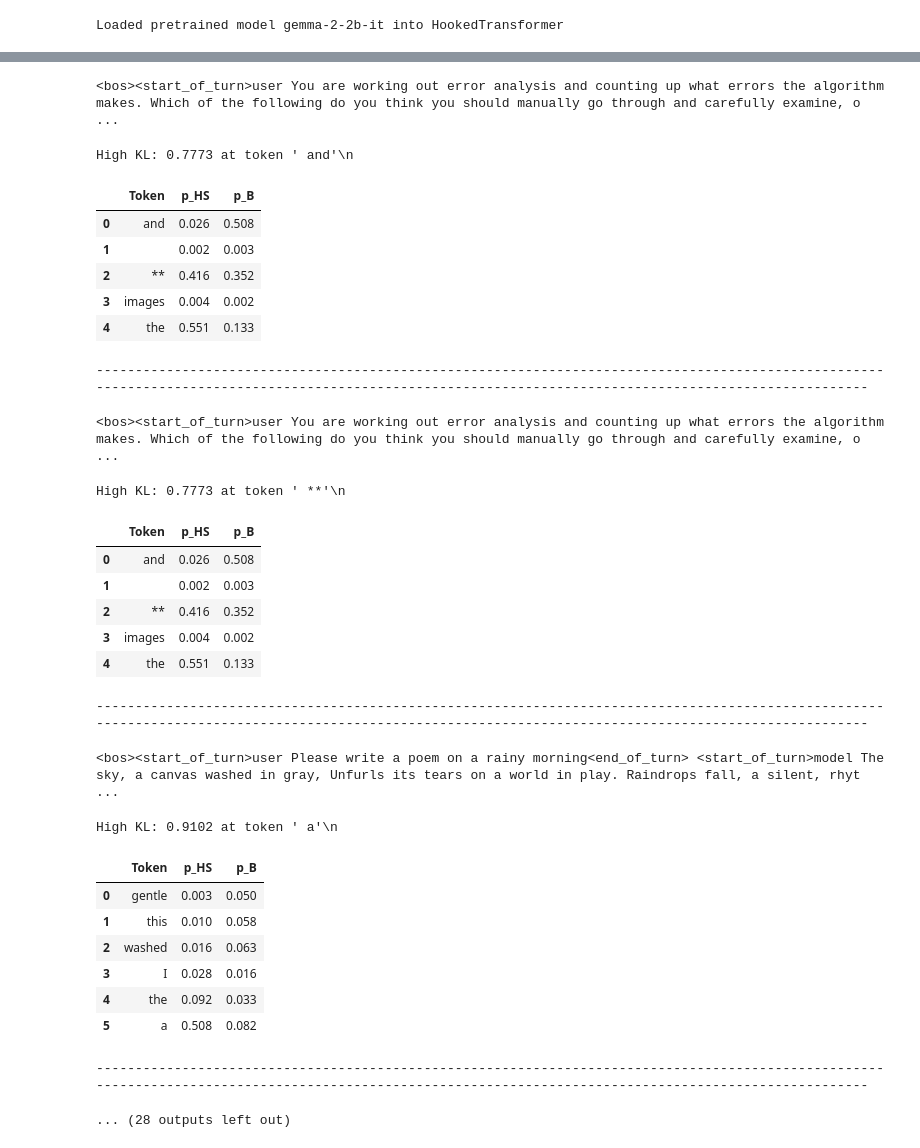
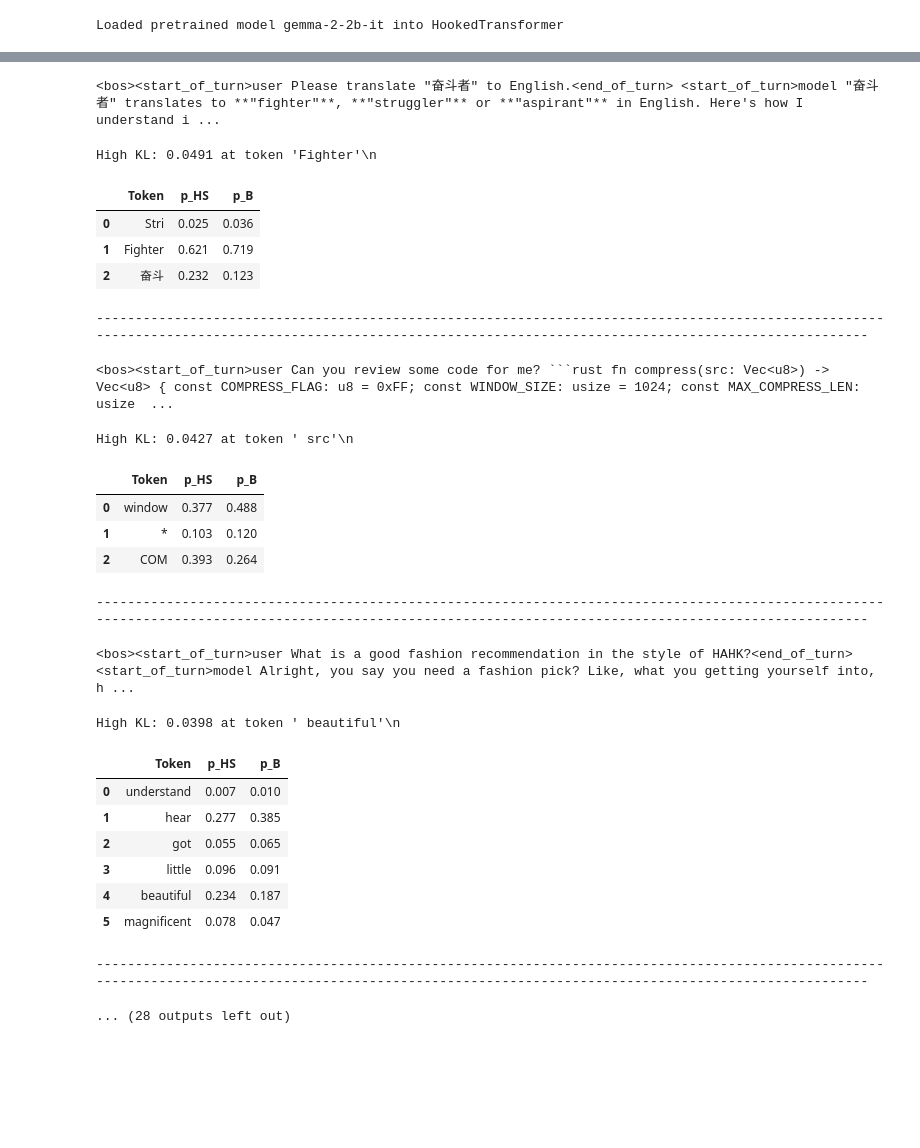
Before and after one commit to jacobcd52/head_swap, a Jupyter notebook: experiment.ipynb, the cells around one changed output, grey strips where cells are left out. Saved outputs shown, nothing was run; the diff lists cells and outputs as text; code cells hidden in the pictures; blank space fills up the shorter version.

````diff
--- a/experiment.ipynb
+++ b/experiment.ipynb
@@ -31,11 +31,22 @@ Loaded pretrained model gemma-2-2b-it into HookedTransformer
 # %%
 MAX_SEQ_LEN = 300
 NUM_LINES = 2000
-with open("2b_it_generations.jsonl", "r") as f:
+with open("2b_it_generations_deduped.jsonl", "r") as f:
     data = [json.loads(line)['conversation'] for i, line in enumerate(f) if i < NUM_LINES]
 toks = model_base.to_tokens(data, prepend_bos=False)[:, :MAX_SEQ_LEN]
 # %%
 clear_mem()
 
-layer, head = 13, 0
-kl_hs, kl_ablated = get_kl(model_base, model_hs, model_chat, toks[:100], layer, head, batch_size=16)
+layer, head = 6, 0
+kl_hs, kl_ablated = get_kl(model_base, model_hs, model_chat, toks[:200], layer, head, batch_size=16)
+# %%
+top_vals_hs, top_inds_hs = matrix_topk(kl_hs, k=20)
+top_vals_ablated, top_inds_ablated = matrix_topk(kl_ablated, k=20)
+
+already_printed = []
+for (batch_idx, seq_idx) in top_inds_hs:
+    # if batch_idx in already_printed:
+    #     continue
+    # already_printed.append(batch_idx)
+    highlight_kl(model_base, model_hs, model_chat, toks[batch_idx, :seq_idx+10], layer, head, cscale=0.1, ablate=False)
+    print("--"*100)
@@ -42,36 +82,32 @@ kl_hs, kl_ablated = get_kl(model_base, model_hs, model_chat, toks[:100], layer,
 # %%
 top_vals_hs, top_inds_hs = matrix_topk(kl_hs, k=10)
 top_vals_ablated, top_inds_ablated = matrix_topk(kl_ablated, k=10)
-for (batch_idx, seq_idx) in top_inds_ablated:
-    highlight_kl(model_base, model_hs, model_chat, toks[batch_idx, :seq_idx+30], layer, head, cscale=1, ablate=True)
+for (batch_idx, seq_idx) in top_inds_hs:
+    highlight_kl(model_base, model_hs, model_chat, toks[batch_idx, :seq_idx+30], layer, head, cscale=0.1, ablate=False)
     print("--"*100)
 # %% [output]
-<bos><start_of_turn>user You are working out error analysis and counting up what errors the algorithm makes. Which of the following do you think you should manually go through and carefully examine, o ...
+<bos><start_of_turn>user Please translate "奋斗者" to English.<end_of_turn> <start_of_turn>model "奋斗者" translates to **"fighter"**, **"struggler"** or **"aspirant"** in English. Here's how I understand i ...
-High KL: 0.7773 at token ' and'\n
+High KL: 0.0491 at token 'Fighter'\n
 |  | Token | p_HS | p_B |
-| 0 | and | 0.026 | 0.508 |
-| 1 |  | 0.002 | 0.003 |
-| 2 | ** | 0.416 | 0.352 |
-| 3 | images | 0.004 | 0.002 |
-| 4 | the | 0.551 | 0.133 |
+| 0 | Stri | 0.025 | 0.036 |
+| 1 | Fighter | 0.621 | 0.719 |
+| 2 | 奋斗 | 0.232 | 0.123 |
 --------------------------------------------------------------------------------------------------------------------------------------------------------------------------------------------------------
-<bos><start_of_turn>user You are working out error analysis and counting up what errors the algorithm makes. Which of the following do you think you should manually go through and carefully examine, o ...
+<bos><start_of_turn>user Can you review some code for me? ```rust fn compress(src: Vec<u8>) -> Vec<u8> { const COMPRESS_FLAG: u8 = 0xFF; const WINDOW_SIZE: usize = 1024; const MAX_COMPRESS_LEN: usize  ...
-High KL: 0.7773 at token ' **'\n
+High KL: 0.0427 at token ' src'\n
 |  | Token | p_HS | p_B |
-| 0 | and | 0.026 | 0.508 |
-| 1 |  | 0.002 | 0.003 |
-| 2 | ** | 0.416 | 0.352 |
-| 3 | images | 0.004 | 0.002 |
-| 4 | the | 0.551 | 0.133 |
+| 0 | window | 0.377 | 0.488 |
+| 1 | * | 0.103 | 0.120 |
+| 2 | COM | 0.393 | 0.264 |
 --------------------------------------------------------------------------------------------------------------------------------------------------------------------------------------------------------
-<bos><start_of_turn>user Please write a poem on a rainy morning<end_of_turn> <start_of_turn>model The sky, a canvas washed in gray, Unfurls its tears on a world in play. Raindrops fall, a silent, rhyt ...
+<bos><start_of_turn>user What is a good fashion recommendation in the style of HAHK?<end_of_turn> <start_of_turn>model Alright, you say you need a fashion pick? Like, what you getting yourself into, h ...
-High KL: 0.9102 at token ' a'\n
+High KL: 0.0398 at token ' beautiful'\n
 |  | Token | p_HS | p_B |
-| 0 | gentle | 0.003 | 0.050 |
-| 1 | this | 0.010 | 0.058 |
-| 2 | washed | 0.016 | 0.063 |
-| 3 | I | 0.028 | 0.016 |
-| 4 | the | 0.092 | 0.033 |
-| 5 | a | 0.508 | 0.082 |
+| 0 | understand | 0.007 | 0.010 |
+| 1 | hear | 0.277 | 0.385 |
+| 2 | got | 0.055 | 0.065 |
+| 3 | little | 0.096 | 0.091 |
+| 4 | beautiful | 0.234 | 0.187 |
+| 5 | magnificent | 0.078 | 0.047 |
 --------------------------------------------------------------------------------------------------------------------------------------------------------------------------------------------------------
 ... (28 outputs left out)
````
Also changed, not shown: parts of 1 cell of this notebook, 18 other files.
